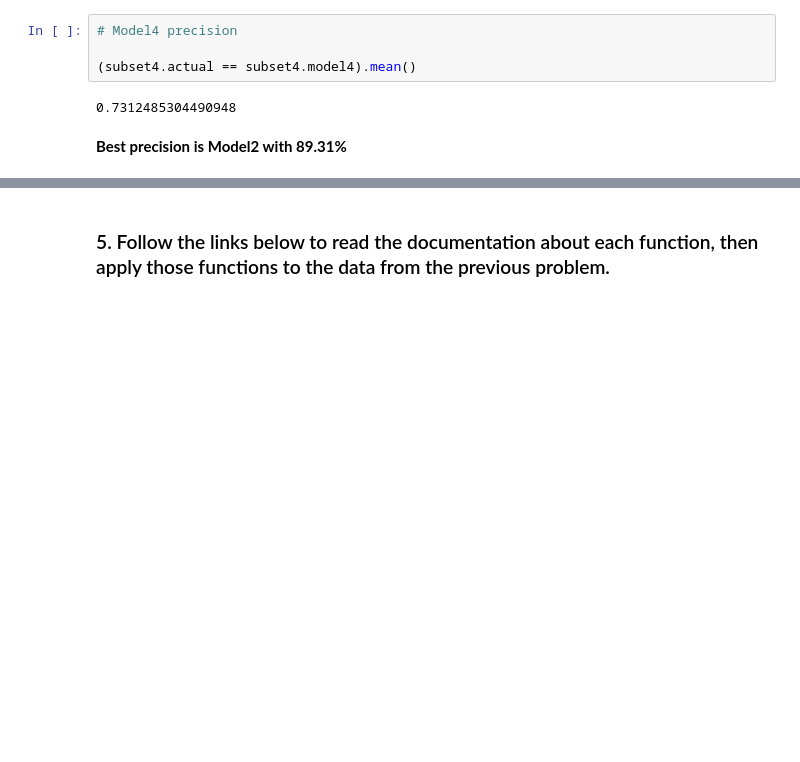
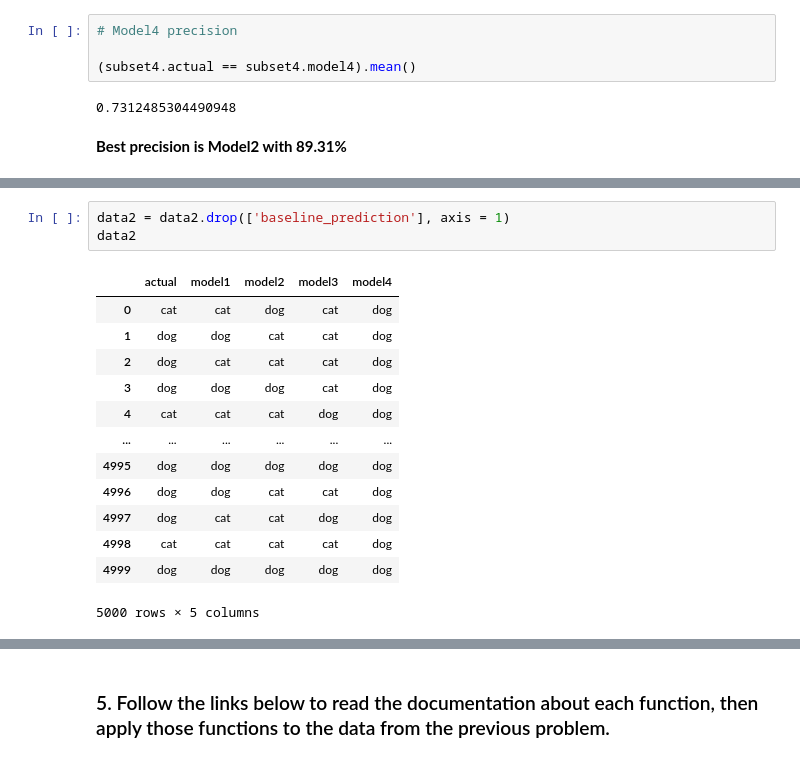
Before and after one commit to Severina7/classification_exercises, a Jupyter notebook: model_evaluation.ipynb, the cells around one changed output, grey strips where cells are left out. Cells and saved outputs as stored; diff of their text form; blank space fills up the shorter version.

Commit message:
adding more exercises to the model_evaluation.ipynb file

```diff
--- a/model_evaluation.ipynb
+++ b/model_evaluation.ipynb
@@ -424,0 +440,17 @@ subset4 = data2[data2.model4 == 'dog']
+# %%
+data2 = data2.drop(['baseline_prediction'], axis = 1)
+data2
+# %% [output]
+|  | actual | model1 | model2 | model3 | model4 |
+| 0 | cat | cat | dog | cat | dog |
+| 1 | dog | dog | cat | cat | dog |
+| 2 | dog | cat | cat | cat | dog |
+| 3 | dog | dog | dog | cat | dog |
+| 4 | cat | cat | cat | dog | dog |
+| ... | ... | ... | ... | ... | ... |
+| 4995 | dog | dog | dog | dog | dog |
+| 4996 | dog | dog | cat | cat | dog |
+| 4997 | dog | cat | cat | dog | dog |
+| 4998 | cat | cat | cat | cat | dog |
+| 4999 | dog | dog | dog | dog | dog |
+5000 rows × 5 columns
```
Also changed, not shown: parts of 15 cells of this notebook.
